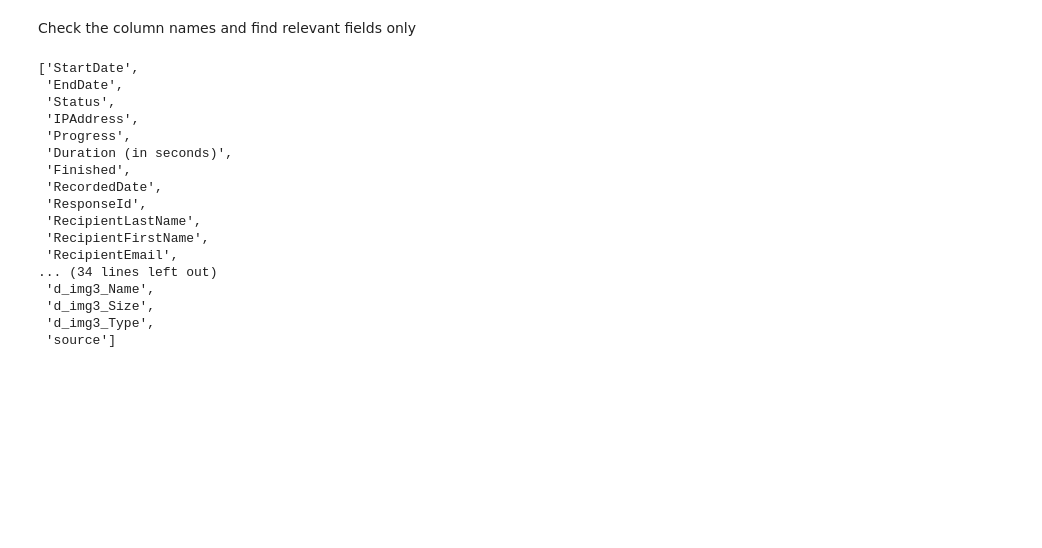
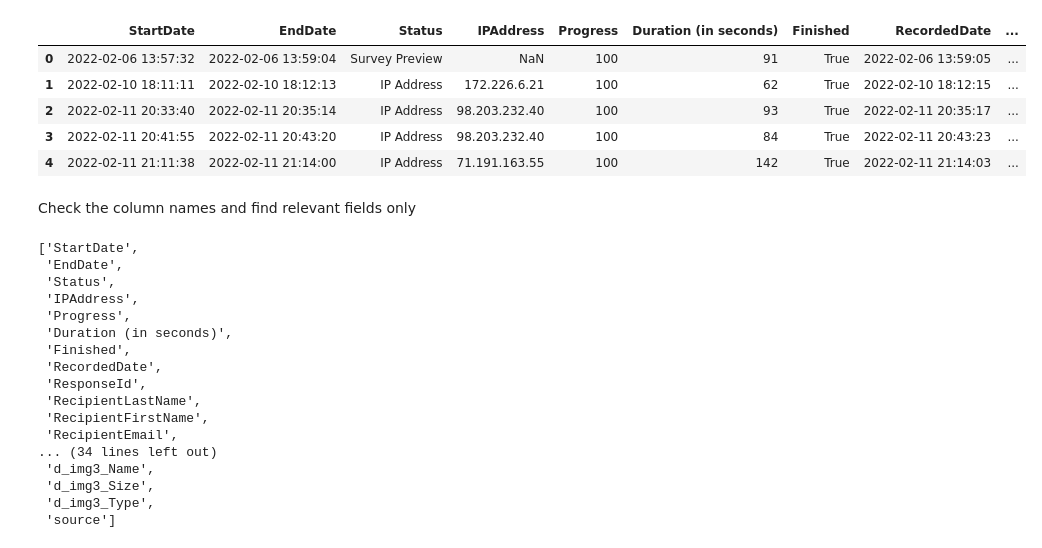
Before and after one commit to rmadhira86/w251-finalproject, a Jupyter notebook: src/visualization/eda.ipynb, the cells around one changed output. Saved outputs shown, nothing was run; the diff lists cells and outputs as text; code cells hidden in the pictures; blank space fills up the shorter version.

```diff
--- a/src/visualization/eda.ipynb
+++ b/src/visualization/eda.ipynb
@@ -5,7 +8,16 @@ pd.set_option('display.max_rows', None)
 pd.set_option('display.precision', 3)
 # %%
 RAW_FILE = '../../data/raw/W251 ML Covid Image Analysis_March 5, 2022_23.06.csv'
+OUT_FILE = '../../data/interim/cdetect/corrected_dataset.csv'
 df = pd.read_csv(RAW_FILE, header=0, skiprows=[1,2])
+df.head()
+# %% [output]
+|  | StartDate | EndDate | Status | IPAddress | Progress | Duration (in seconds) | Finished | RecordedDate | ... |
+| 0 | 2022-02-06 13:57:32 | 2022-02-06 13:59:04 | Survey Preview | NaN | 100 | 91 | True | 2022-02-06 13:59:05 | ... |
+| 1 | 2022-02-10 18:11:11 | 2022-02-10 18:12:13 | IP Address | 172.226.6.21 | 100 | 62 | True | 2022-02-10 18:12:15 | ... |
+| 2 | 2022-02-11 20:33:40 | 2022-02-11 20:35:14 | IP Address | 98.203.232.40 | 100 | 93 | True | 2022-02-11 20:35:17 | ... |
+| 3 | 2022-02-11 20:41:55 | 2022-02-11 20:43:20 | IP Address | 98.203.232.40 | 100 | 84 | True | 2022-02-11 20:43:23 | ... |
+| 4 | 2022-02-11 21:11:38 | 2022-02-11 21:14:00 | IP Address | 71.191.163.55 | 100 | 142 | True | 2022-02-11 21:14:03 | ... |
 # %% [markdown]
 Check the column names and find relevant fields only
 # %%
```
Also changed, not shown: parts of 18 cells of this notebook.
